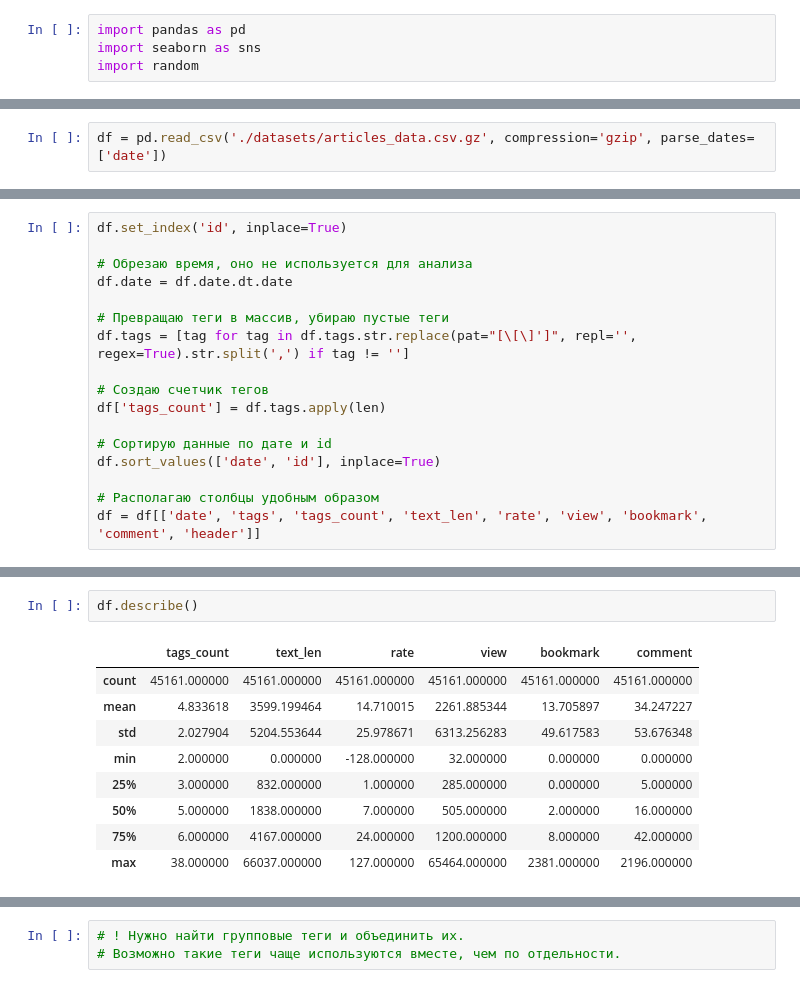
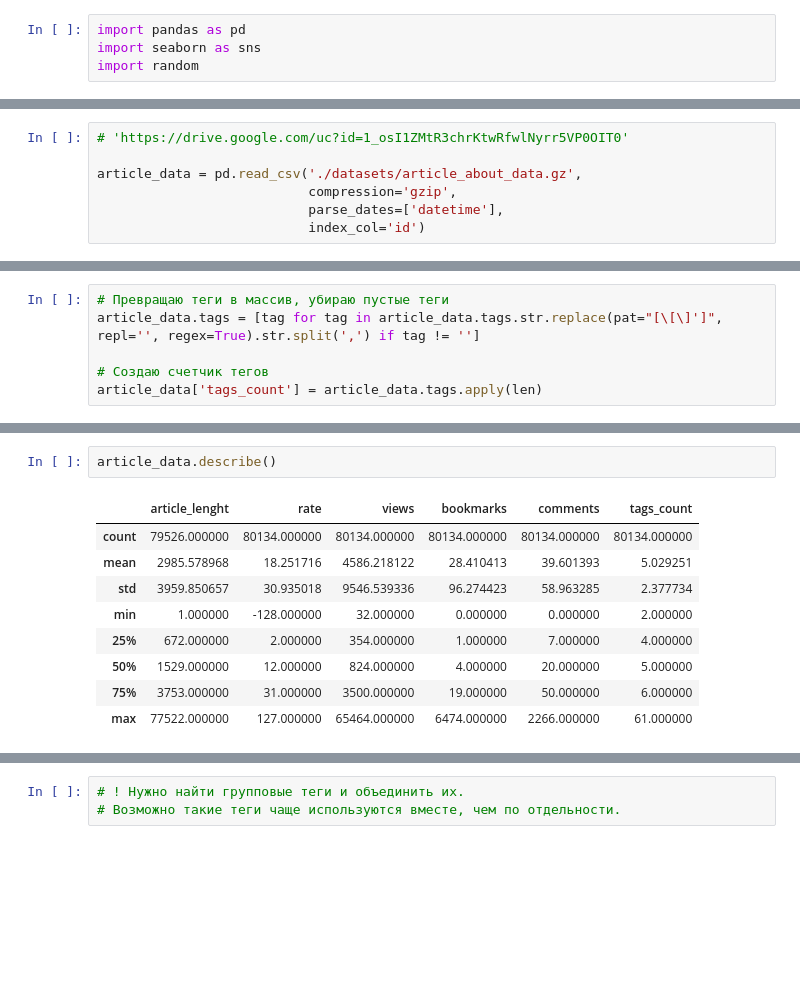
Before and after one commit to trb1maker/article_tagging, a Jupyter notebook: tags_analytics.ipynb, the cells around one changed output, grey strips where cells are left out. Drawn from its saved outputs; the diff is of its cells as text; blank space fills up the shorter version.

```diff
--- a/tags_analytics.ipynb
+++ b/tags_analytics.ipynb
@@ -5,2 +11,7 @@ import random
 # %%
-df = pd.read_csv('./datasets/articles_data.csv.gz', compression='gzip', parse_dates=['date'])
+# 'https://drive.google.com/uc?id=1_osI1ZMtR3chrKtwRfwlNyrr5VP0OIT0'
+
+article_data = pd.read_csv('./datasets/article_about_data.gz',
+                           compression='gzip',
+                           parse_dates=['datetime'],
+                           index_col='id')
@@ -7,17 +35,6 @@ df = pd.read_csv('./datasets/articles_data.csv.gz', compression='gzip', parse_da
 # %%
-df.set_index('id', inplace=True)
-
-# Обрезаю время, оно не используется для анализа
-df.date = df.date.dt.date
-
 # Превращаю теги в массив, убираю пустые теги
-df.tags = [tag for tag in df.tags.str.replace(pat="[\[\]']", repl='', regex=True).str.split(',') if tag != '']
+article_data.tags = [tag for tag in article_data.tags.str.replace(pat="[\[\]']", repl='', regex=True).str.split(',') if tag != '']
 
 # Создаю счетчик тегов
-df['tags_count'] = df.tags.apply(len)
-
-# Сортирую данные по дате и id
-df.sort_values(['date', 'id'], inplace=True)
-
-# Располагаю столбцы удобным образом
-df = df[['date', 'tags', 'tags_count', 'text_len', 'rate', 'view', 'bookmark', 'comment', 'header']]
+article_data['tags_count'] = article_data.tags.apply(len)
@@ -41,15 +58,15 @@ df
 # %%
-df.describe()
+article_data.describe()
 # %% [output]
-|  | tags_count | text_len | rate | view | bookmark | comment |
-| count | 45161.000000 | 45161.000000 | 45161.000000 | 45161.000000 | 45161.000000 | 45161.000000 |
-| mean | 4.833618 | 3599.199464 | 14.710015 | 2261.885344 | 13.705897 | 34.247227 |
-| std | 2.027904 | 5204.553644 | 25.978671 | 6313.256283 | 49.617583 | 53.676348 |
-| min | 2.000000 | 0.000000 | -128.000000 | 32.000000 | 0.000000 | 0.000000 |
-| 25% | 3.000000 | 832.000000 | 1.000000 | 285.000000 | 0.000000 | 5.000000 |
-| 50% | 5.000000 | 1838.000000 | 7.000000 | 505.000000 | 2.000000 | 16.000000 |
-| 75% | 6.000000 | 4167.000000 | 24.000000 | 1200.000000 | 8.000000 | 42.000000 |
-| max | 38.000000 | 66037.000000 | 127.000000 | 65464.000000 | 2381.000000 | 2196.000000 |
+|  | article_lenght | rate | views | bookmarks | comments | tags_count |
+| count | 79526.000000 | 80134.000000 | 80134.000000 | 80134.000000 | 80134.000000 | 80134.000000 |
+| mean | 2985.578968 | 18.251716 | 4586.218122 | 28.410413 | 39.601393 | 5.029251 |
+| std | 3959.850657 | 30.935018 | 9546.539336 | 96.274423 | 58.963285 | 2.377734 |
+| min | 1.000000 | -128.000000 | 32.000000 | 0.000000 | 0.000000 | 2.000000 |
+| 25% | 672.000000 | 2.000000 | 354.000000 | 1.000000 | 7.000000 | 4.000000 |
+| 50% | 1529.000000 | 12.000000 | 824.000000 | 4.000000 | 20.000000 | 5.000000 |
+| 75% | 3753.000000 | 31.000000 | 3500.000000 | 19.000000 | 50.000000 | 6.000000 |
+| max | 77522.000000 | 127.000000 | 65464.000000 | 6474.000000 | 2266.000000 | 61.000000 |
 # %%
 # Среднее количество тегов в статье 6, но есть исключения...
 
```
Also changed, not shown: parts of 13 cells of this notebook.
